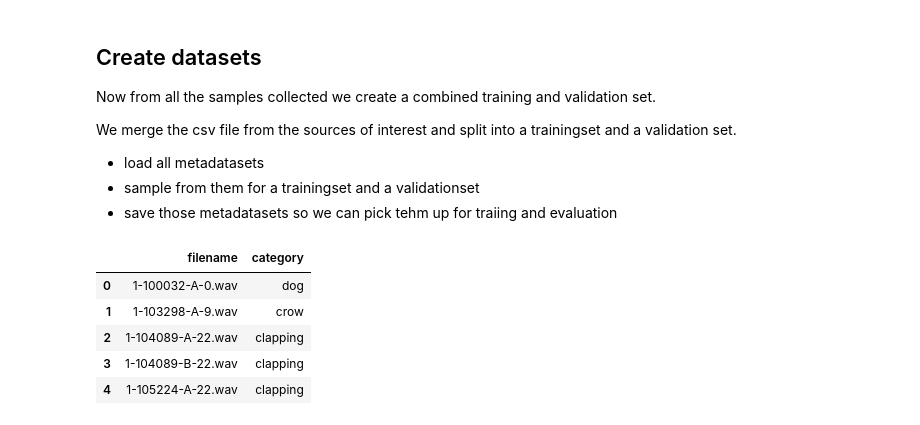
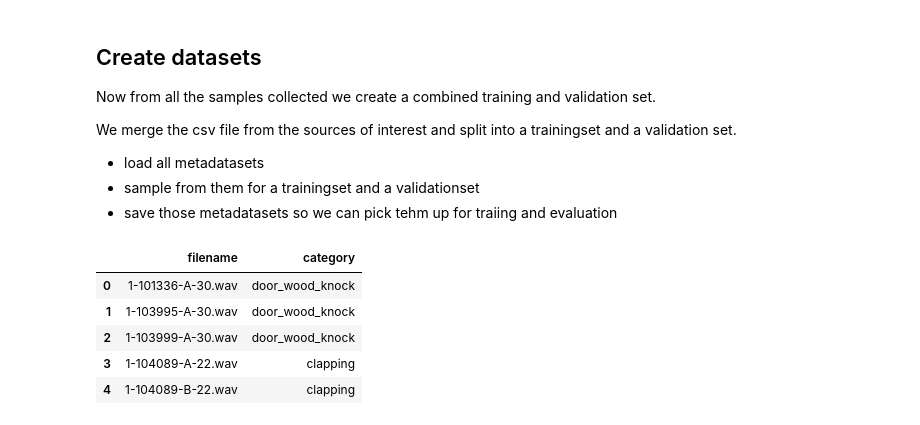
Before and after one commit to SensingClues/serval, a Jupyter notebook: serval/Serval-Create-Datasets.ipynb, the cells around one changed output. Cells and saved outputs as stored; diff of their text form; code cells hidden in the pictures.

```diff
--- a/serval/Serval-Create-Datasets.ipynb
+++ b/serval/Serval-Create-Datasets.ipynb
@@ -11,23 +11,23 @@ We merge the csv file from the sources of interest and split into a trainingset
 # %%
 import pandas as pd
 
 # load all meta data sets
-df1 = pd.read_csv('./dataset/meta-data-esc-50-relevant.csv')
-df2 = pd.read_csv('./dataset/meta-data-elephant-listening.csv')
-df3 = pd.read_csv('./dataset/meta-data-urban8k-relevant.csv')
+df1 = pd.read_csv('./dataset/meta-data-esc-50-wildlife-small.csv')
+#df2 = pd.read_csv('./dataset/meta-data-elephant-listening.csv')
+#df3 = pd.read_csv('./dataset/meta-data-urban8k-relevant.csv')
 
 #frames = [df1, df2, df3]
-frames = [df1, df2]
+frames = [df1] #, df2]
 
 md = pd.concat(frames)
 md.head(5)
 # %% [output]
 |  | filename | category |
-| 0 | 1-100032-A-0.wav | dog |
-| 1 | 1-103298-A-9.wav | crow |
-| 2 | 1-104089-A-22.wav | clapping |
-| 3 | 1-104089-B-22.wav | clapping |
-| 4 | 1-105224-A-22.wav | clapping |
+| 0 | 1-101336-A-30.wav | door_wood_knock |
+| 1 | 1-103995-A-30.wav | door_wood_knock |
+| 2 | 1-103999-A-30.wav | door_wood_knock |
+| 3 | 1-104089-A-22.wav | clapping |
+| 4 | 1-104089-B-22.wav | clapping |
 # %%
 # create a train and test set
 import numpy as np
```
Also changed, not shown: 7 other files.
